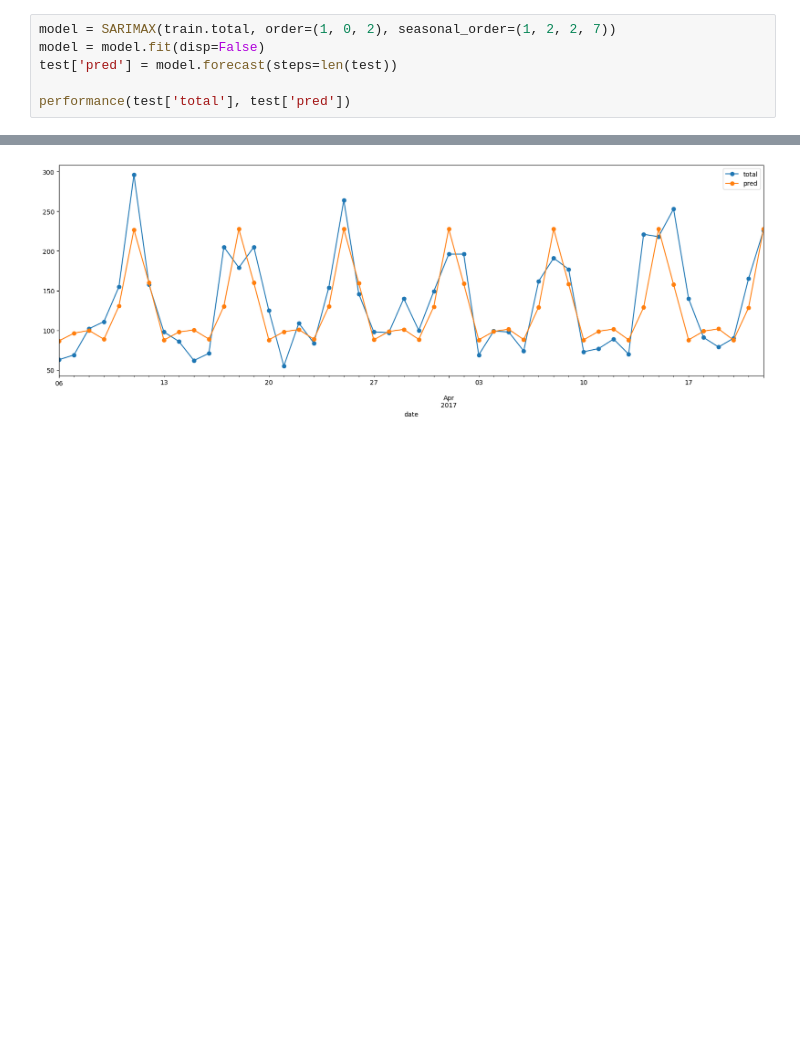
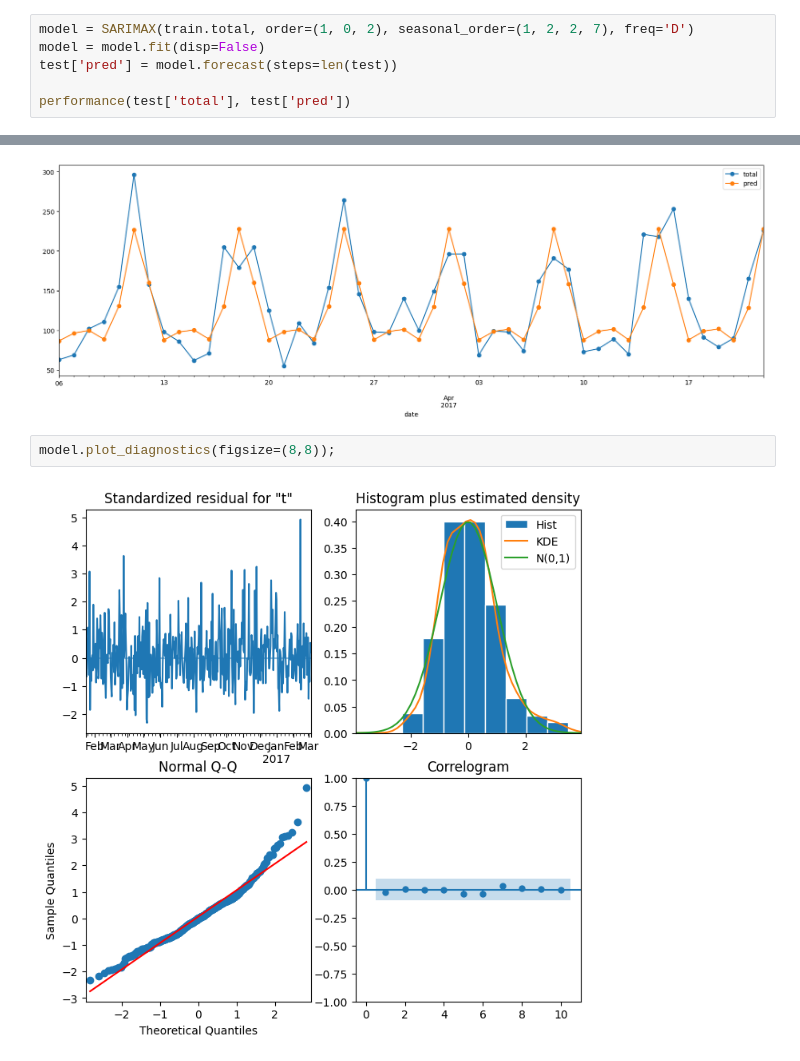
Before and after one commit to Raghav-Gupta24/Customer-Footfall-Forecasting, a Jupyter notebook: Time_Series_Forecasting.ipynb, the cells around one changed output, grey strips where cells are left out. Drawn from its saved outputs; the diff is of its cells as text; blank space fills up the shorter version.

```diff
--- a/Time_Series_Forecasting.ipynb
+++ b/Time_Series_Forecasting.ipynb
@@ -805,7 +788,7 @@ MAPE: 0.208
 
 Therefore, will user `order = (1, 0, 2)` and `seasonal_order = (1, 2, 2, 7)`
 # %%
-model = SARIMAX(train.total, order=(1, 0, 2), seasonal_order=(1, 2, 2, 7))
+model = SARIMAX(train.total, order=(1, 0, 2), seasonal_order=(1, 2, 2, 7), freq='D')
 model = model.fit(disp=False)
 test['pred'] = model.forecast(steps=len(test))
 
@@ -828,3 +811,7 @@ MAE : 26.005
 RMSE : 34.148
 MAPE: 0.202
 [figure]
+# %%
+model.plot_diagnostics(figsize=(8,8));
+# %% [output]
+[figure, added]
```
Also changed, not shown: parts of 17 cells of this notebook.
